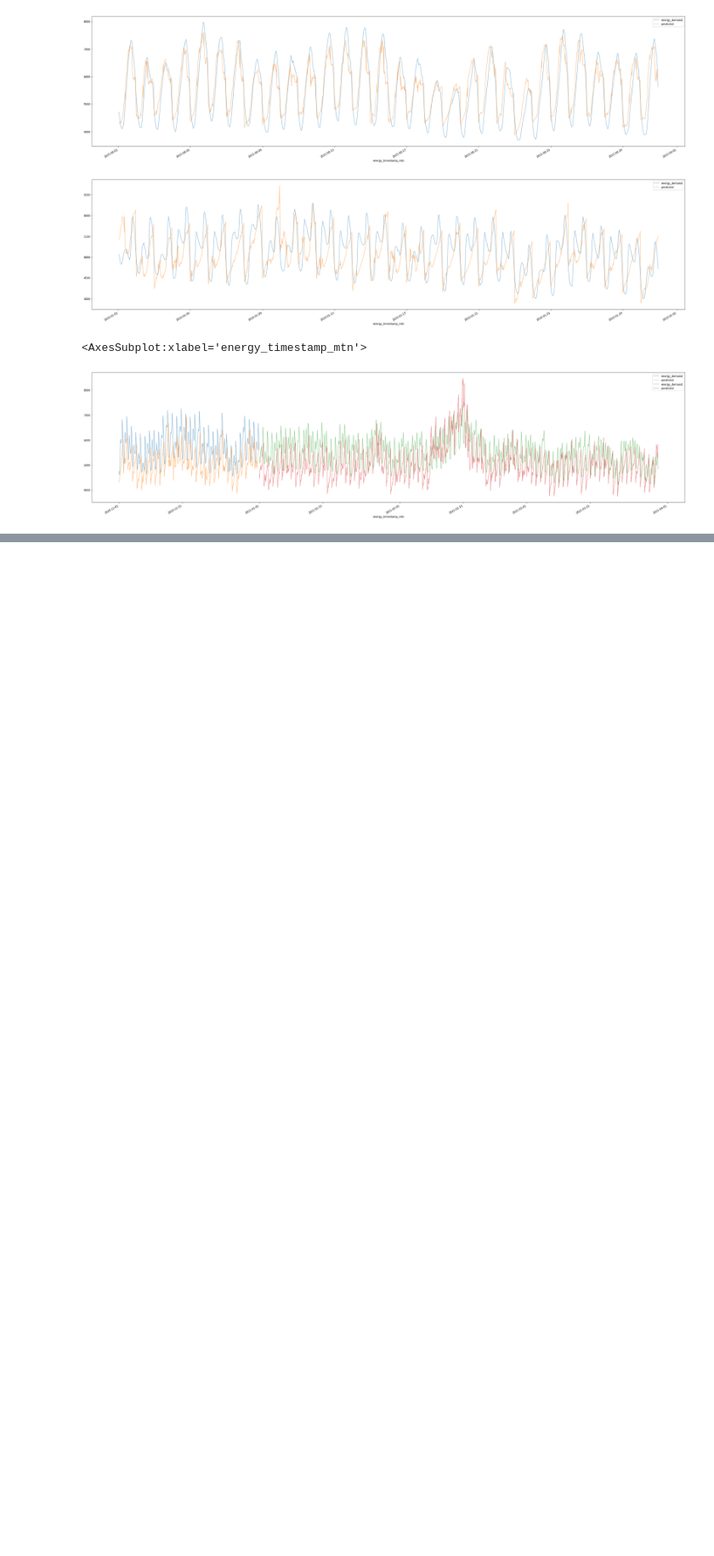
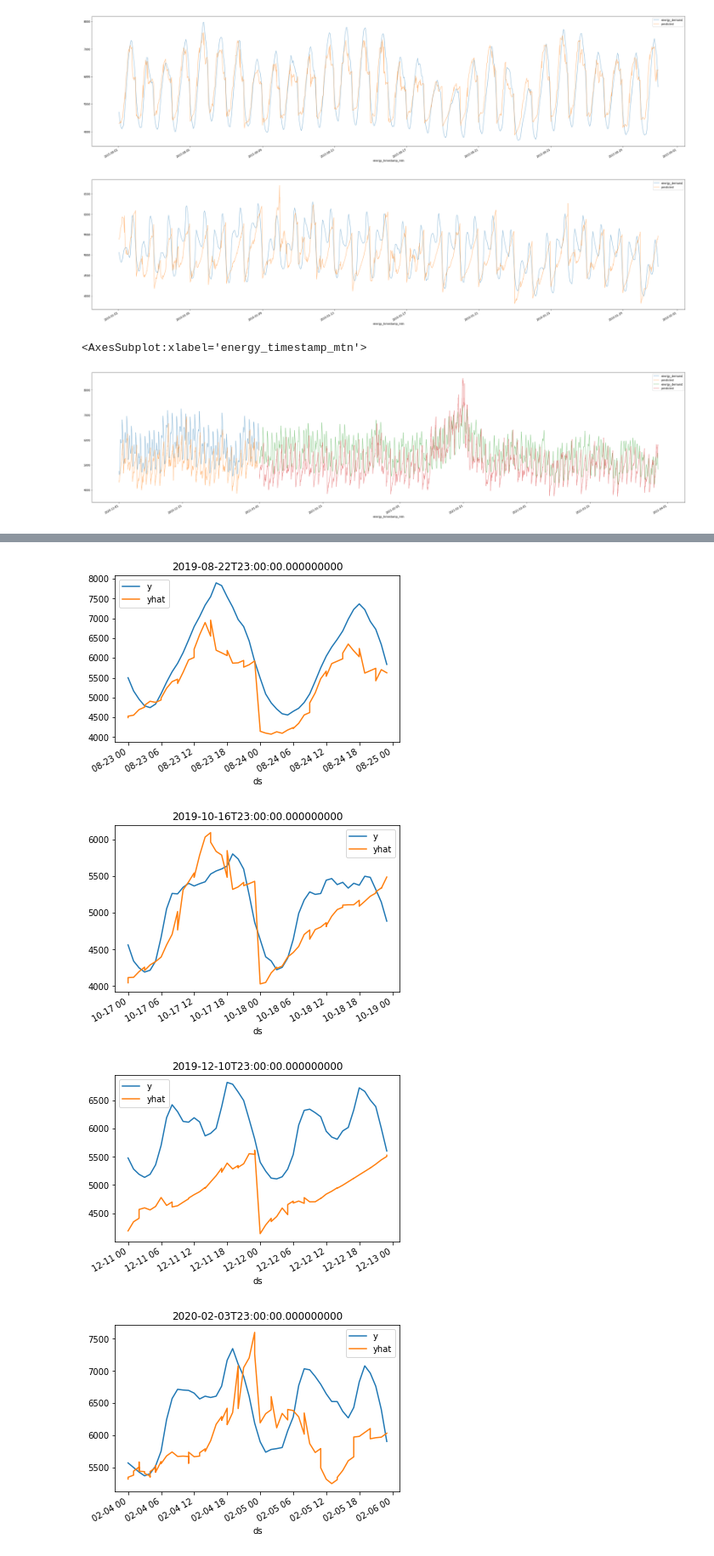
Before and after one commit to mharty3/energy_data_capstone, a Jupyter notebook: 05_model_training/02_simple_linear_model.ipynb, the cells around one changed output, grey strips where cells are left out. Shown at 85% size. Saved outputs shown, nothing was run; the diff lists cells and outputs as text; code cells hidden in the pictures; blank space fills up the shorter version.

Commit message:
train a model and validate it with time series diagnostics similar to fb prophet

```diff
--- a/05_model_training/02_simple_linear_model.ipynb
+++ b/05_model_training/02_simple_linear_model.ipynb
@@ -86,12 +92,12 @@ pred_start = datetime(2021, 1, 1)
 pred_end = datetime(2021, 6, 1)
 
 time_filter =  (df_train.index > pred_start) & (df_train.index < pred_end)
-X = df_train.loc[time_filter,
+X_val = df_train.loc[time_filter,
                     ['temp_F', 'year', 'day_of_year', 'hour', 'is_weekend', 'is_summer', 'month', 'temp_F_squared']
                 ]
-y = df_train.loc[time_filter, 'energy_demand']
-X_pred_future = X.assign(predicted= model.predict(X),
-                 energy_demand=y)
+y_val = df_train.loc[time_filter, 'energy_demand']
+X_pred_val = X_val.assign(predicted= model.predict(X_val),
+                 energy_demand=y_val)
 # %%
 start_time = pd.to_datetime('2020-12-01')
 end_time = pd.to_datetime('2021-03-30')
@@ -103,3 +109,16 @@ X_pred_future.loc[date_filter, ['energy_demand', 'predicted']].plot(alpha=0.5, f
 # %% [output]
 <AxesSubplot:xlabel='energy_timestamp_mtn'>
 [figure]
+# %%
+horizon = '2 days'
+initial = f'{4 * 365} days'
+period = '55 days'
+
+df_cv = cross_validation(model,
+                 X,
+                 y,
+                 horizon,
+                 period,
+                 initial)
+
+df_cv
@@ -105,0 +146,9 @@ X_pred_future.loc[date_filter, ['energy_demand', 'predicted']].plot(alpha=0.5, f
+# %%
+for cutoff in df_cv.cutoff.unique():
+    df = df_cv[df_cv['cutoff'] == cutoff]
+    df.plot(x='ds', y=['y', 'yhat']).set(title=cutoff)
+# %% [output]
+[figure, added]
+[figure, added]
+[figure, added]
+[figure, added]
```
Also changed, not shown: parts of 8 cells of this notebook, 1 other file.
